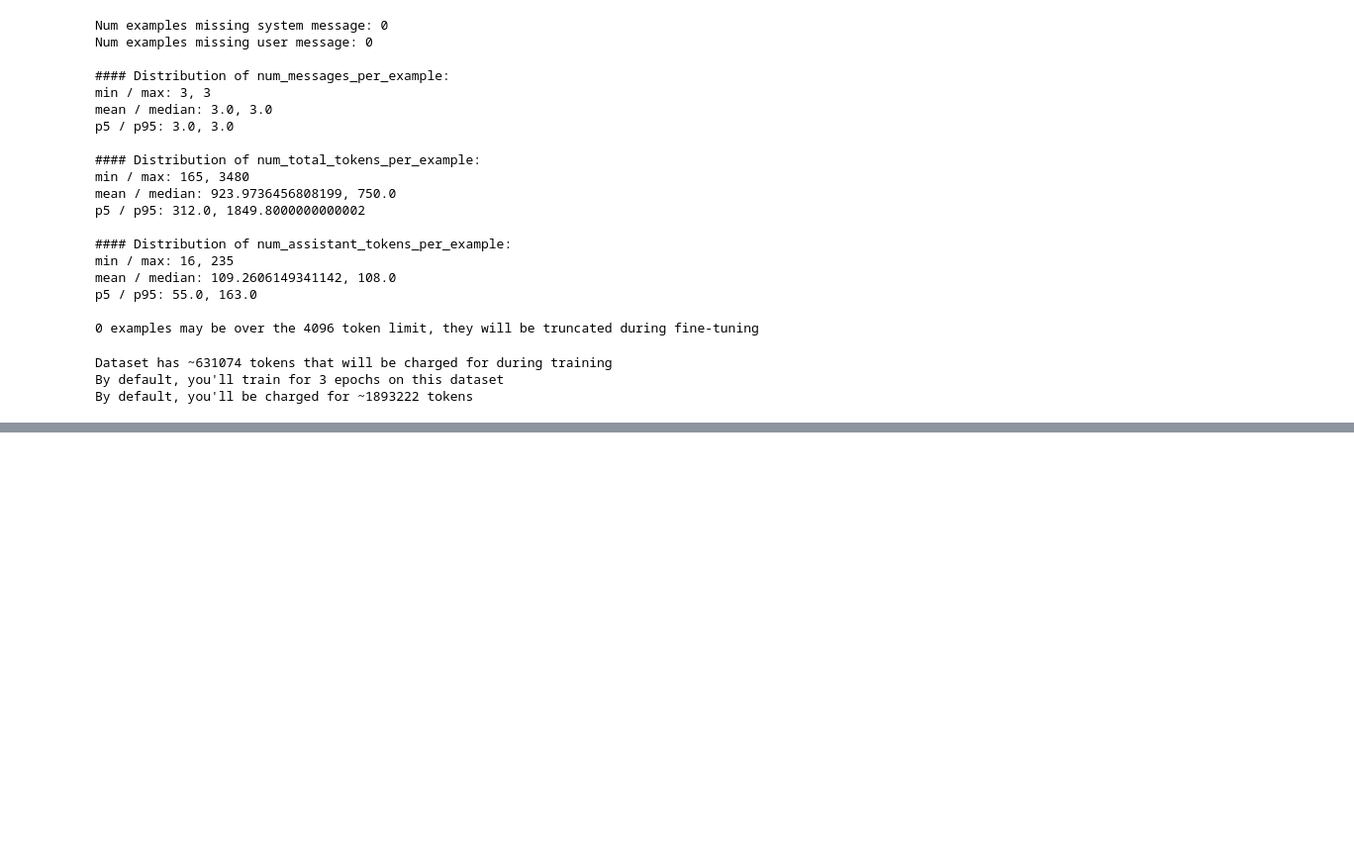
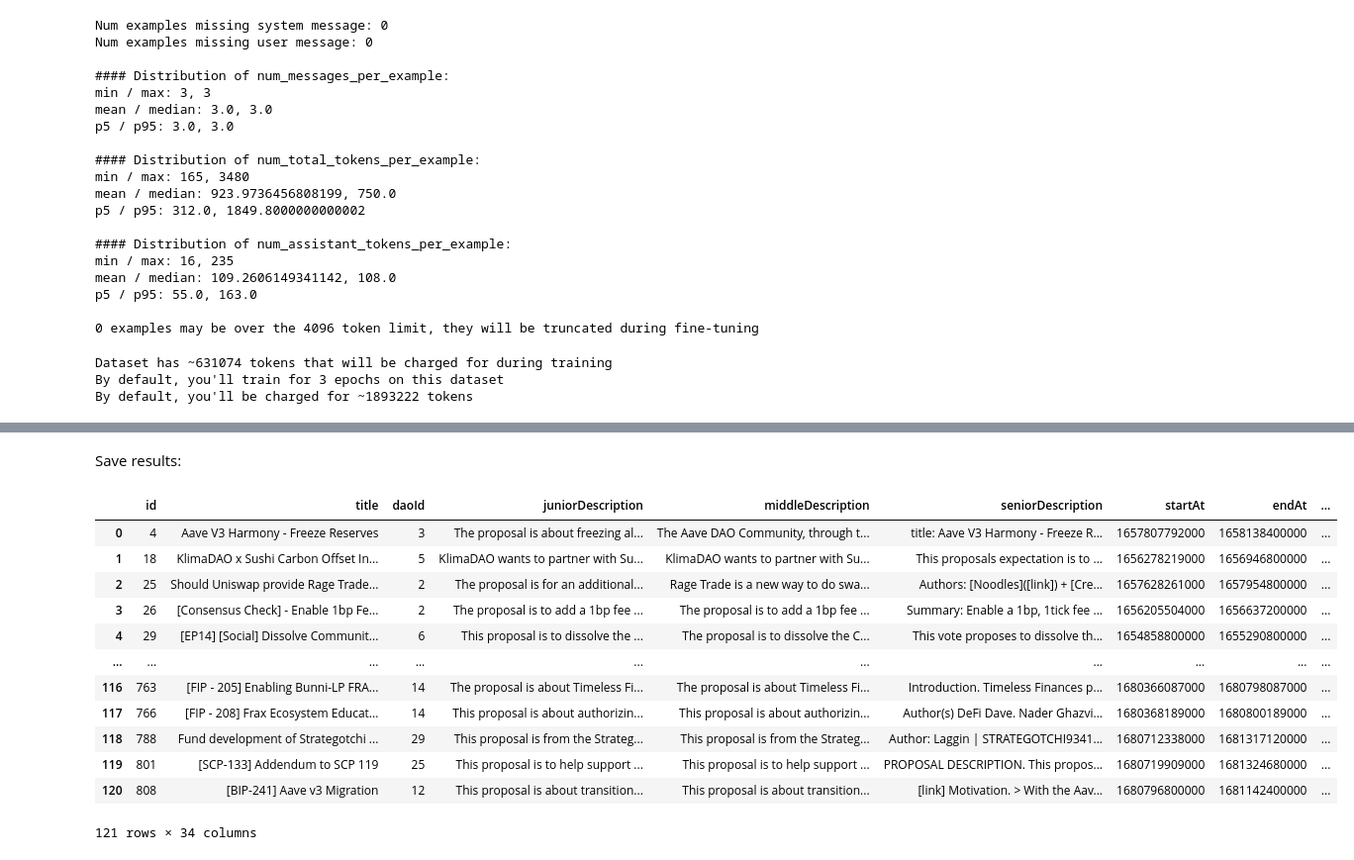
Before and after one commit to gladwel/DIP, a Jupyter notebook: notebooks/GPT_processing.ipynb, the cells around one changed output, grey strips where cells are left out. Shown at 99% size. Saved outputs shown, nothing was run; the diff lists cells and outputs as text; code cells hidden in the pictures; blank space fills up the shorter version.

```diff
--- a/notebooks/GPT_processing.ipynb
+++ b/notebooks/GPT_processing.ipynb
@@ -784,0 +646,9 @@ By default, you'll be charged for ~1893222 tokens
+# %%
+with open('../data/GPT/finetune/test_GPT3_5_turbo_prompt.jsonl', 'w') as jsonlfile:
+    for i, row in filtered_df.iterrows():
+        data = {
+            "model": "ft:gpt-3.5-turbo-0613:personal::8B0fITL7",
+            "max_tokens": 250,
+            "messages": [{"role": "system", "content": "You are a helpful crypto expert."}, {"role": "user", "content": f"You have following proposal:\n{row['seniorDescription']}\nSummarize it into one paragraph with simple language to make it easier to understand:"}],
+        }
+        jsonlfile.write(json.dumps(data) + '\n')
@@ -801,0 +695,45 @@ print(f'Time: {time.time() - start}')
+# %% [markdown]
+Save results:
+# %%
+import json
+
+input_file_path = "../data/GPT/finetune/inference/summaries_test_GPT3_5_turbo_answers.jsonl"
+proposals = []
+generated_summaries = []
+
+with open(input_file_path, 'r') as file:
+    for line in file:
+        data = json.loads(line)
+        user_message = data[0]['messages'][1]['content']
+        assistant_message = data[1]['choices'][0]['message']['content']
+
+        # Extract proposals and generated summaries
+        proposal_start = user_message.find("You have following proposal:\n") + len("You have following proposal:\n")
+        proposal_end = user_message.find("Summarize it into one paragraph with simple language to make it easier to understand:")
+        proposal = user_message[proposal_start:proposal_end].strip()
+
+        summary = assistant_message.strip()
+
+        # Append to the lists
+        proposals.append(proposal)
+        generated_summaries.append(summary)
+# %%
+data = {'seniorDescription': proposals, 'finetuned_GPT3_5_turbo_summary': generated_summaries}
+df_summary = pd.DataFrame(data)
+
+filtered_df = pd.merge(filtered_df, df_summary, on='seniorDescription', how='left')
+filtered_df
+# %% [output]
+|  | id | title | daoId | juniorDescription | middleDescription | seniorDescription | startAt | endAt | ... |
+| 0 | 4 | Aave V3 Harmony - Freeze Reserves | 3 | The proposal is about freezing al... | The Aave DAO Community, through t... | title: Aave V3 Harmony - Freeze R... | 1657807792000 | 1658138400000 | ... |
+| 1 | 18 | KlimaDAO x Sushi Carbon Offset In... | 5 | KlimaDAO wants to partner with Su... | KlimaDAO wants to partner with Su... | This proposals expectation is to ... | 1656278219000 | 1656946800000 | ... |
+| 2 | 25 | Should Uniswap provide Rage Trade... | 2 | The proposal is for an additional... | Rage Trade is a new way to do swa... | Authors: [Noodles]([link]) + [Cre... | 1657628261000 | 1657954800000 | ... |
+| 3 | 26 | [Consensus Check] - Enable 1bp Fe... | 2 | The proposal is to add a 1bp fee ... | The proposal is to add a 1bp fee ... | Summary: Enable a 1bp, 1tick fee ... | 1656205504000 | 1656637200000 | ... |
+| 4 | 29 | [EP14] [Social] Dissolve Communit... | 6 | This proposal is to dissolve the ... | The proposal is to dissolve the C... | This vote proposes to dissolve th... | 1654858800000 | 1655290800000 | ... |
+| ... | ... | ... | ... | ... | ... | ... | ... | ... | ... |
+| 116 | 763 | [FIP - 205] Enabling Bunni-LP FRA... | 14 | The proposal is about Timeless Fi... | The proposal is about Timeless Fi... | Introduction. Timeless Finances p... | 1680366087000 | 1680798087000 | ... |
+| 117 | 766 | [FIP - 208] Frax Ecosystem Educat... | 14 | This proposal is about authorizin... | This proposal is about authorizin... | Author(s) DeFi Dave. Nader Ghazvi... | 1680368189000 | 1680800189000 | ... |
+| 118 | 788 | Fund development of Strategotchi ... | 29 | This proposal is from the Strateg... | This proposal is from the Strateg... | Author: Laggin | STRATEGOTCHI9341... | 1680712338000 | 1681317120000 | ... |
+| 119 | 801 | [SCP-133] Addendum to SCP 119 | 25 | This proposal is to help support ... | This proposal is to help support ... | PROPOSAL DESCRIPTION. This propos... | 1680719909000 | 1681324680000 | ... |
+| 120 | 808 | [BIP-241] Aave v3 Migration | 12 | This proposal is about transition... | This proposal is about transition... | [link] Motivation. > With the Aav... | 1680796800000 | 1681142400000 | ... |
+121 rows × 34 columns
```
Also changed, not shown: parts of 63 cells of this notebook.
